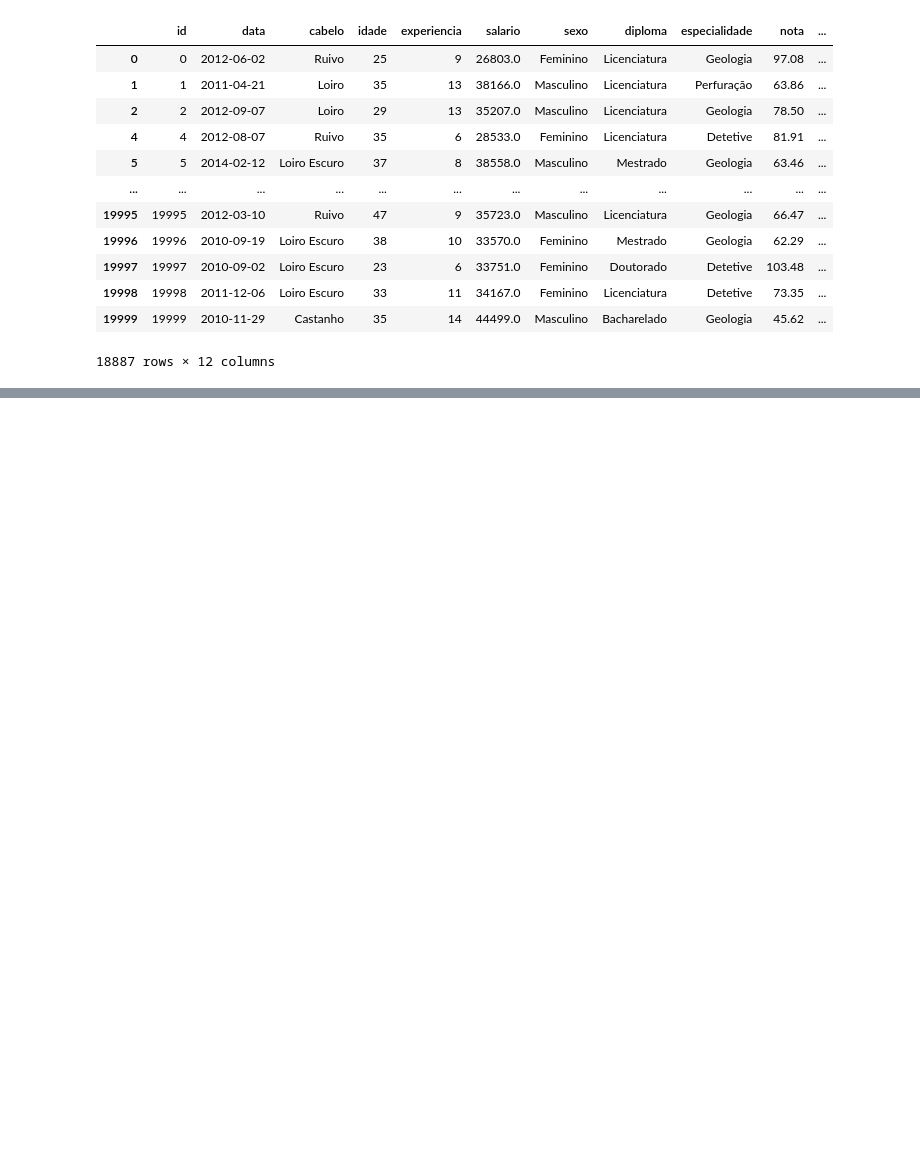
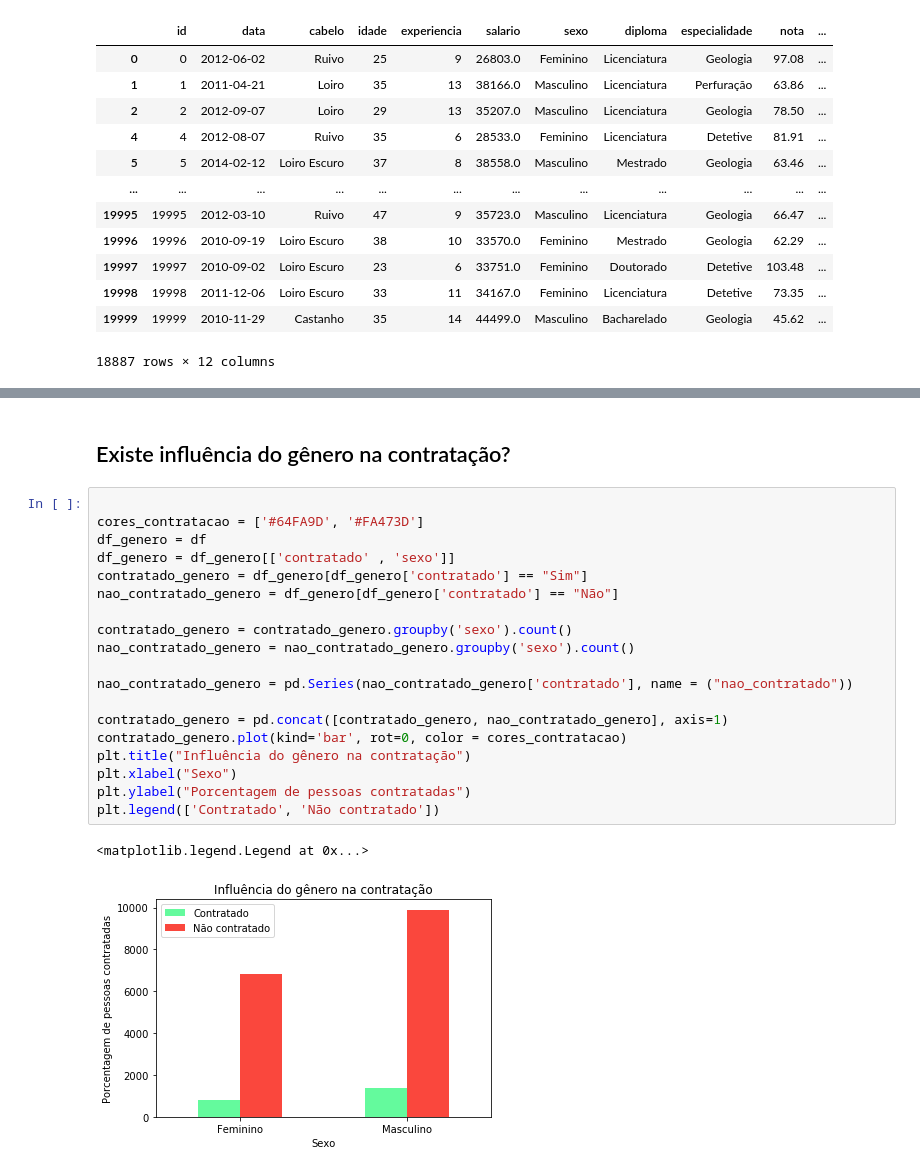
Before and after one commit to BrunoFornaro/icd_a2_2021, a Jupyter notebook: a2_icd_2021.ipynb, the cells around one changed output, grey strips where cells are left out. Drawn from its saved outputs; the diff is of its cells as text; blank space fills up the shorter version.

```diff
--- a/a2_icd_2021.ipynb
+++ b/a2_icd_2021.ipynb
@@ -202,0 +212,24 @@ df
+# %% [markdown]
+## Existe influência do gênero na contratação?
+# %%
+
+cores_contratacao = ['#64FA9D', '#FA473D']
+df_genero = df
+df_genero = df_genero[['contratado' , 'sexo']]
+contratado_genero = df_genero[df_genero['contratado'] == "Sim"]
+nao_contratado_genero = df_genero[df_genero['contratado'] == "Não"]
+
+contratado_genero = contratado_genero.groupby('sexo').count()
+nao_contratado_genero = nao_contratado_genero.groupby('sexo').count()
+
+nao_contratado_genero = pd.Series(nao_contratado_genero['contratado'], name = ("nao_contratado"))
+
+contratado_genero = pd.concat([contratado_genero, nao_contratado_genero], axis=1)
+contratado_genero.plot(kind='bar', rot=0, color = cores_contratacao)
+plt.title("Influência do gênero na contratação")
+plt.xlabel("Sexo")
+plt.ylabel("Porcentagem de pessoas contratadas")
+plt.legend(['Contratado', 'Não contratado'])
+# %% [output]
+<matplotlib.legend.Legend at 0x...>
+[figure, added]
```
Also changed, not shown: parts of 4 cells of this notebook.
